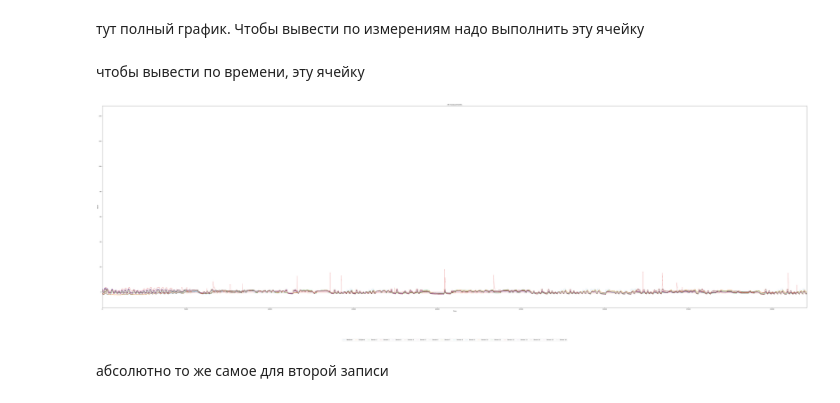
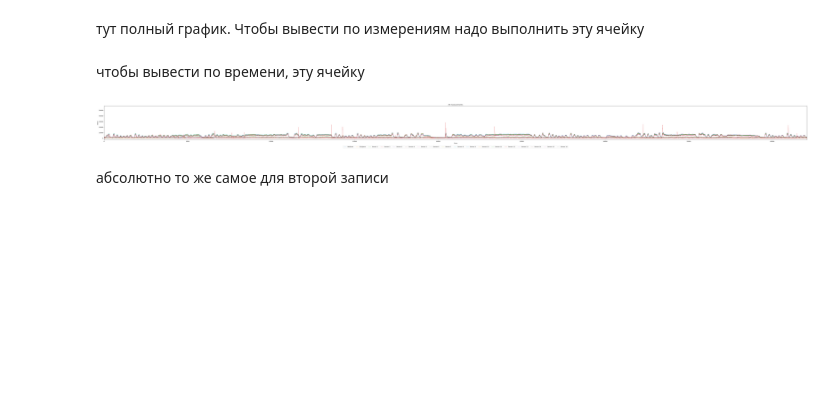
Before and after one commit to GaleevArslanDev/DySiG, a Jupyter notebook: eda.ipynb, the cells around one changed output. Cells and saved outputs as stored; diff of their text form; code cells hidden in the pictures; blank space fills up the shorter version.

Commit message:
Add start graphs

```diff
--- a/eda.ipynb
+++ b/eda.ipynb
@@ -238,20 +238,20 @@ x = ethylene_co["Time"].to_list()
 label = "Time"
 # %%
 line_width = 0.5
-plt.figure(figsize=(75, 25))
+plt.figure(figsize=(75, 5))
 plt.plot(x, ethylene_co['Methane'], label="Methane", linewidth=line_width)
 plt.plot(x, ethylene_co['Ethylene'], label="Ethylene", linewidth=line_width)
 for i in range(1, 17):
     plt.plot(x, ethylene_co[f's{i}'], label=f"Sensor {i}", linewidth=line_width)
 plt.margins(x=0)
 plt.xlabel(label)
 plt.ylabel("Value")
 plt.title("All measurements")
 plt.legend(bbox_to_anchor=(0.5, -0.15), loc='upper center', ncol=18)
 plt.tight_layout()
 plt.show()
 # %% [output]
-[figure, old version]
+[figure, new version]
 # %% [markdown]
 абсолютно то же самое для второй записи
 # %%
```
Also changed, not shown: parts of 7 cells of this notebook, 6 other files.
